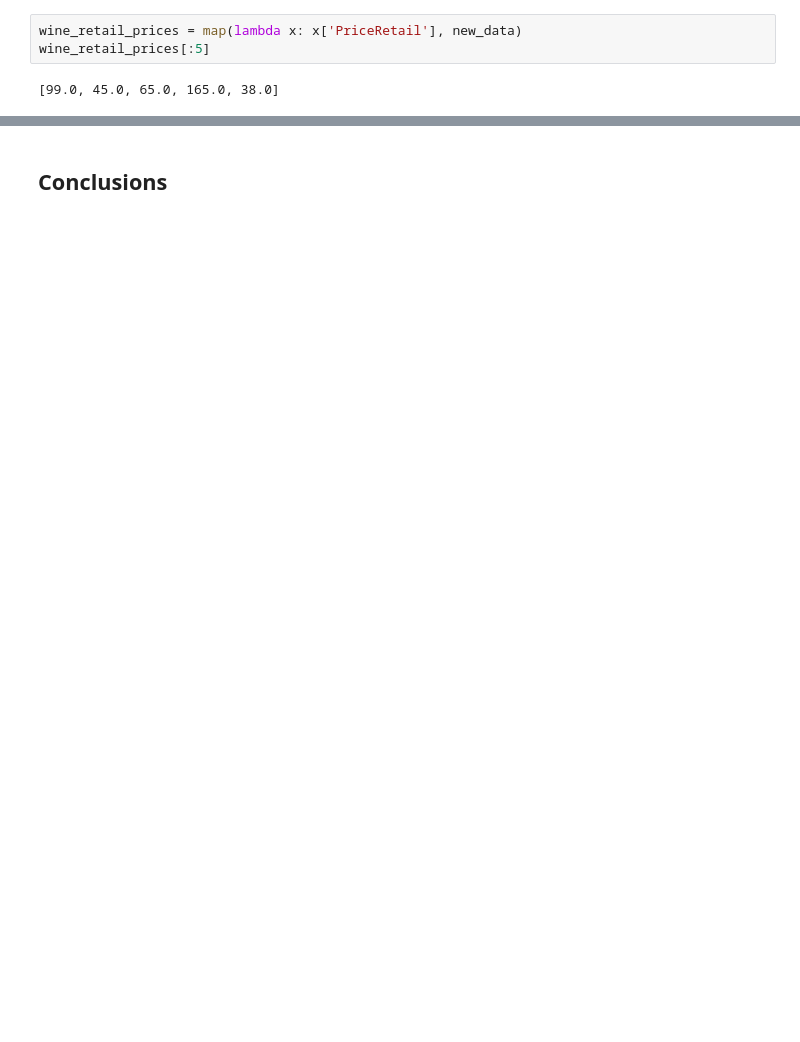
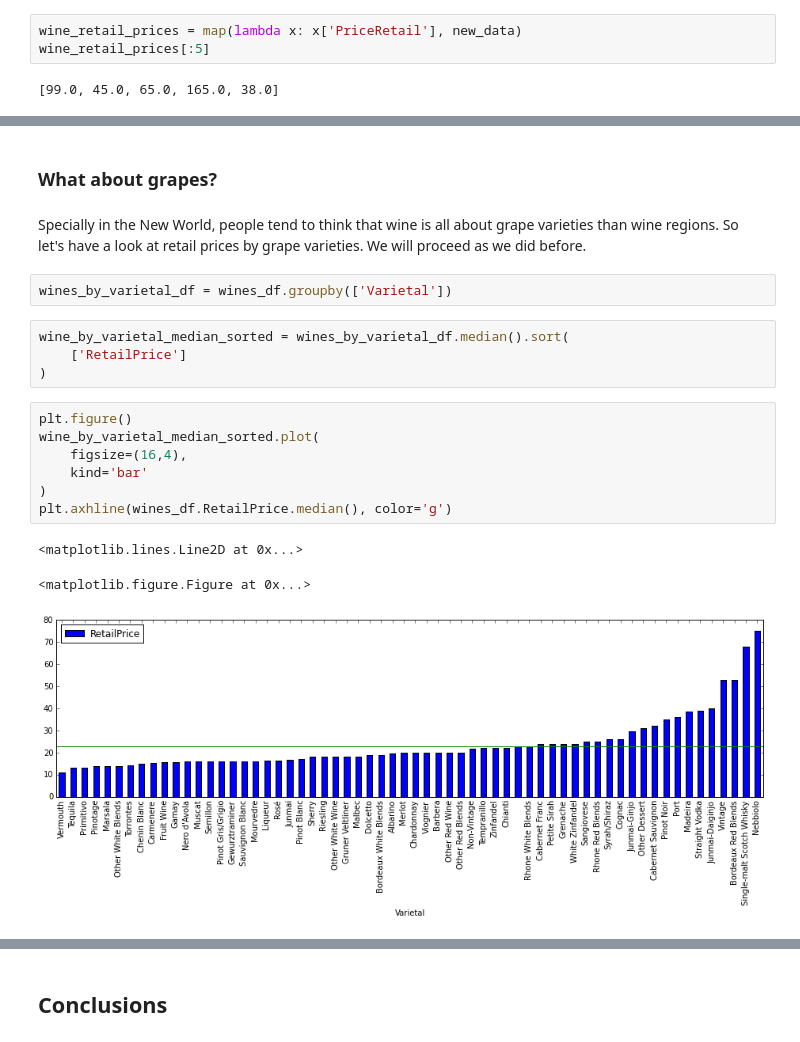
Before and after one commit to jadianes/data-journalism, a Jupyter notebook: notebooks/wine-market/wine-market.ipynb, the cells around one changed output, grey strips where cells are left out. Cells and saved outputs as stored; diff of their text form; blank space fills up the shorter version.

```diff
--- a/notebooks/wine-market/wine-market.ipynb
+++ b/notebooks/wine-market/wine-market.ipynb
@@ -269,0 +370,21 @@ Some charts visualising wine preferences. Candidates:
+# %% [markdown]
+### What about grapes?
+# %% [markdown]
+Specially in the New World, people tend to think that wine is all about grape varieties than wine regions. So let's have a look at retail prices by grape varieties. We will proceed as we did before.
+# %%
+wines_by_varietal_df = wines_df.groupby(['Varietal'])
+# %%
+wine_by_varietal_median_sorted = wines_by_varietal_df.median().sort(
+    ['RetailPrice']
+)
+# %%
+plt.figure()
+wine_by_varietal_median_sorted.plot(
+    figsize=(16,4),
+    kind='bar'
+)
+plt.axhline(wines_df.RetailPrice.median(), color='g')
+# %% [output]
+<matplotlib.lines.Line2D at 0x...>
+<matplotlib.figure.Figure at 0x...>
+[figure, added]
```
Also changed, not shown: parts of 47 cells of this notebook.
